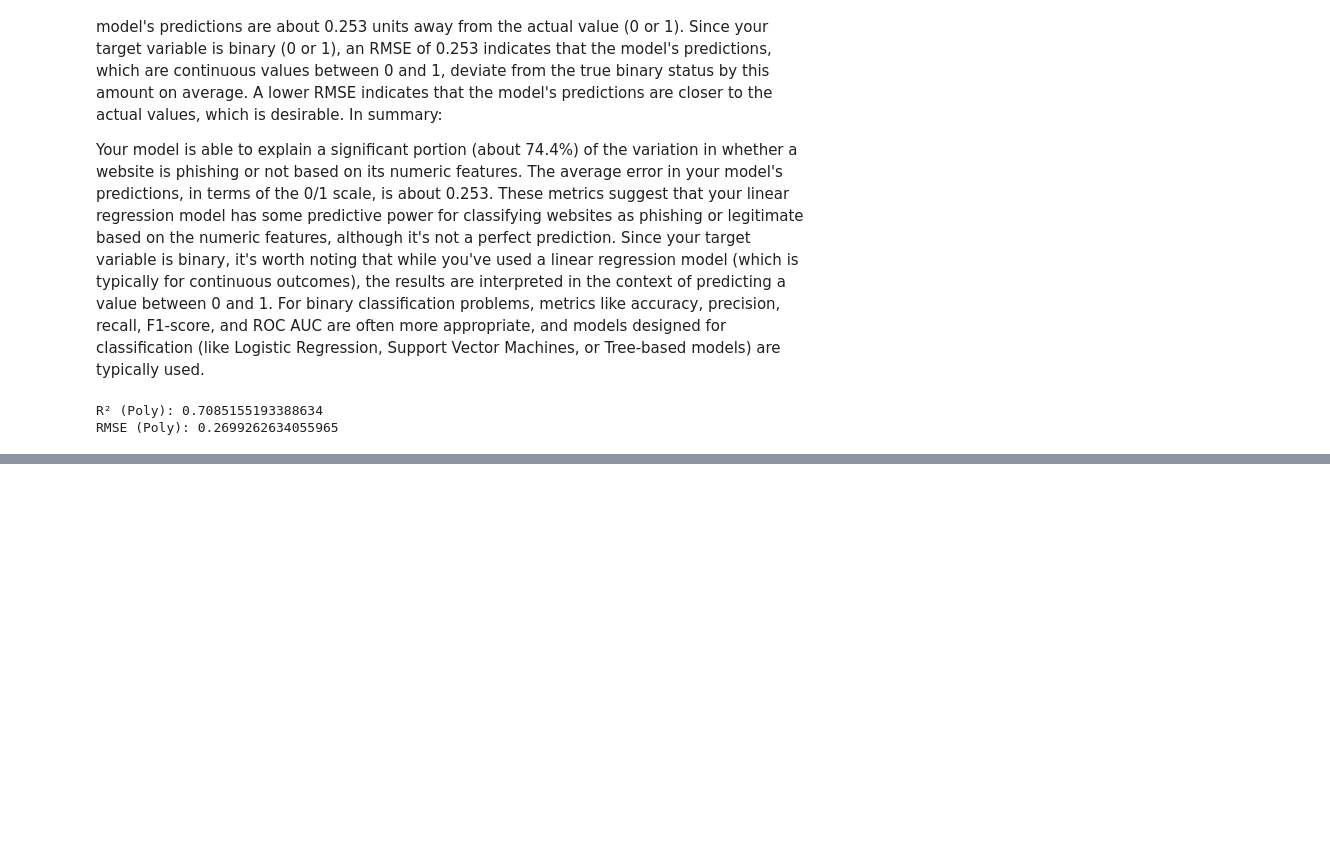
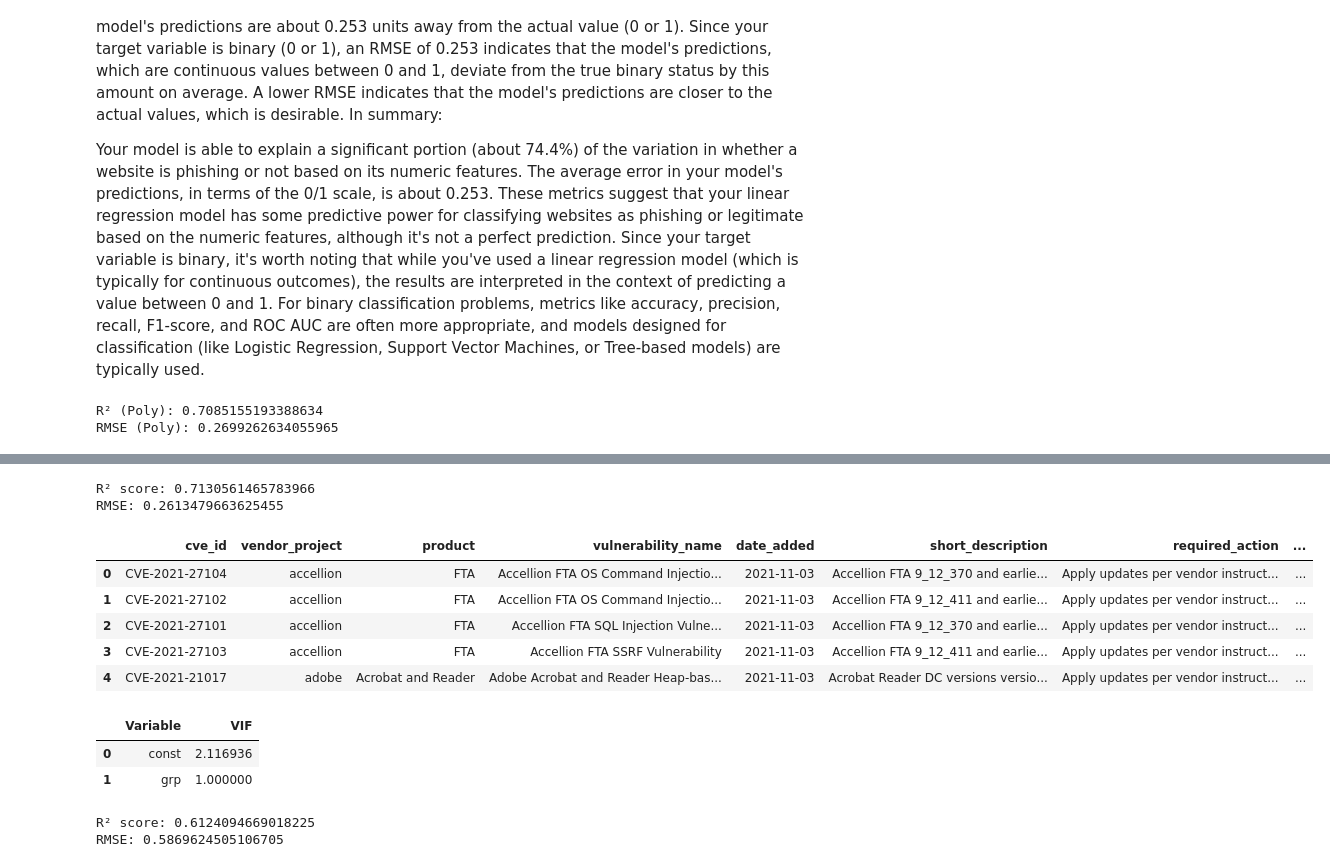
Before and after one commit to Rocking-Priya/Mod-C-Summer-2025-Week-1--6-assignment, a Jupyter notebook: Mod_C_Week_1_–_Linear_Regression_1.ipynb, the cells around one changed output, grey strips where cells are left out. Drawn from its saved outputs; the diff is of its cells as text; code cells hidden in the pictures; blank space fills up the shorter version.

```diff
--- a/Mod_C_Week_1_–_Linear_Regression_1.ipynb
+++ b/Mod_C_Week_1_–_Linear_Regression_1.ipynb
@@ -175,0 +242,17 @@ RMSE (Poly): 0.2699262634055965
+# %%
+# Split data
+X_train, X_test, y_train, y_test = train_test_split(X, y, test_size=0.2, random_state=42)
+
+# Train model
+model = LinearRegression()
+model.fit(X_train, y_train)
+
+# Predict
+y_pred = model.predict(X_test)
+
+# Evaluate
+print("R² score:", r2_score(y_test, y_pred))
+print("RMSE:", np.sqrt(mean_squared_error(y_test, y_pred)))
+# %% [output]
+R² score: 0.7130561465783966
+RMSE: 0.2613479663625455
@@ -175,0 +272,10 @@ RMSE (Poly): 0.2699262634055965
+# %%
+df_3 = pd.read_csv('/content/2022-12-09-enriched.csv')
+df_3.head()
+# %% [output]
+|  | cve_id | vendor_project | product | vulnerability_name | date_added | short_description | required_action | ... |
+| 0 | CVE-2021-27104 | accellion | FTA | Accellion FTA OS Command Injectio... | 2021-11-03 | Accellion FTA 9_12_370 and earlie... | Apply updates per vendor instruct... | ... |
+| 1 | CVE-2021-27102 | accellion | FTA | Accellion FTA OS Command Injectio... | 2021-11-03 | Accellion FTA 9_12_411 and earlie... | Apply updates per vendor instruct... | ... |
+| 2 | CVE-2021-27101 | accellion | FTA | Accellion FTA SQL Injection Vulne... | 2021-11-03 | Accellion FTA 9_12_370 and earlie... | Apply updates per vendor instruct... | ... |
+| 3 | CVE-2021-27103 | accellion | FTA | Accellion FTA SSRF Vulnerability | 2021-11-03 | Accellion FTA 9_12_411 and earlie... | Apply updates per vendor instruct... | ... |
+| 4 | CVE-2021-21017 | adobe | Acrobat and Reader | Adobe Acrobat and Reader Heap-bas... | 2021-11-03 | Acrobat Reader DC versions versio... | Apply updates per vendor instruct... | ... |
@@ -175,0 +299,51 @@ RMSE (Poly): 0.2699262634055965
+# %%
+# Drop date columns as they are not suitable for VIF calculation in their current format
+X_numeric_for_vif = X.drop(columns=['date_added', 'due_date', 'pub_date'])
+
+# Ensure all remaining columns are numeric by selecting only numeric types
+X_numeric_for_vif = X_numeric_for_vif.select_dtypes(include=np.number)
+
+# Add constant
+X_const = add_constant(X_numeric_for_vif)
+
+# Calculate VIF
+vif = pd.DataFrame()
+vif["Variable"] = X_const.columns
+vif["VIF"] = [variance_inflation_factor(X_const.values, i) for i in range(X_const.shape[1])]
+
+# Show high VIF values
+vif.sort_values(by='VIF', ascending=False).head(10)
+# %% [output]
+|  | Variable | VIF |
+| 0 | const | 2.116936 |
+| 1 | grp | 1.000000 |
+# %%
+from sklearn.linear_model import LinearRegression
+from sklearn.model_selection import train_test_split
+from sklearn.metrics import r2_score, mean_squared_error
+import numpy as np
+
+# Create a new DataFrame that contains only numeric values for X and y
+# Drop rows where 'cvss' is 'Unknown' to ensure y is numeric
+df_numeric_model = df_encoded[df_encoded['cvss'] != 'Unknown'].copy()
+
+# Define X and y from the new numeric DataFrame
+X_numeric = df_numeric_model.drop(columns=['cvss', 'date_added', 'due_date', 'pub_date'])
+y_numeric = df_numeric_model['cvss'].astype(float) # Ensure y is float
+
+# Train/test split
+X_train, X_test, y_train, y_test = train_test_split(X_numeric, y_numeric, test_size=0.2, random_state=42)
+
+# Train model
+model = LinearRegression()
+model.fit(X_train, y_train)
+
+# Predict
+y_pred = model.predict(X_test)
+
+# Evaluate
+print("R² score:", r2_score(y_test, y_pred))
+print("RMSE:", np.sqrt(mean_squared_error(y_test, y_pred)))
+# %% [output]
+R² score: 0.6124094669018225
+RMSE: 0.5869624505106705
```
Also changed, not shown: parts of 12 cells of this notebook.
